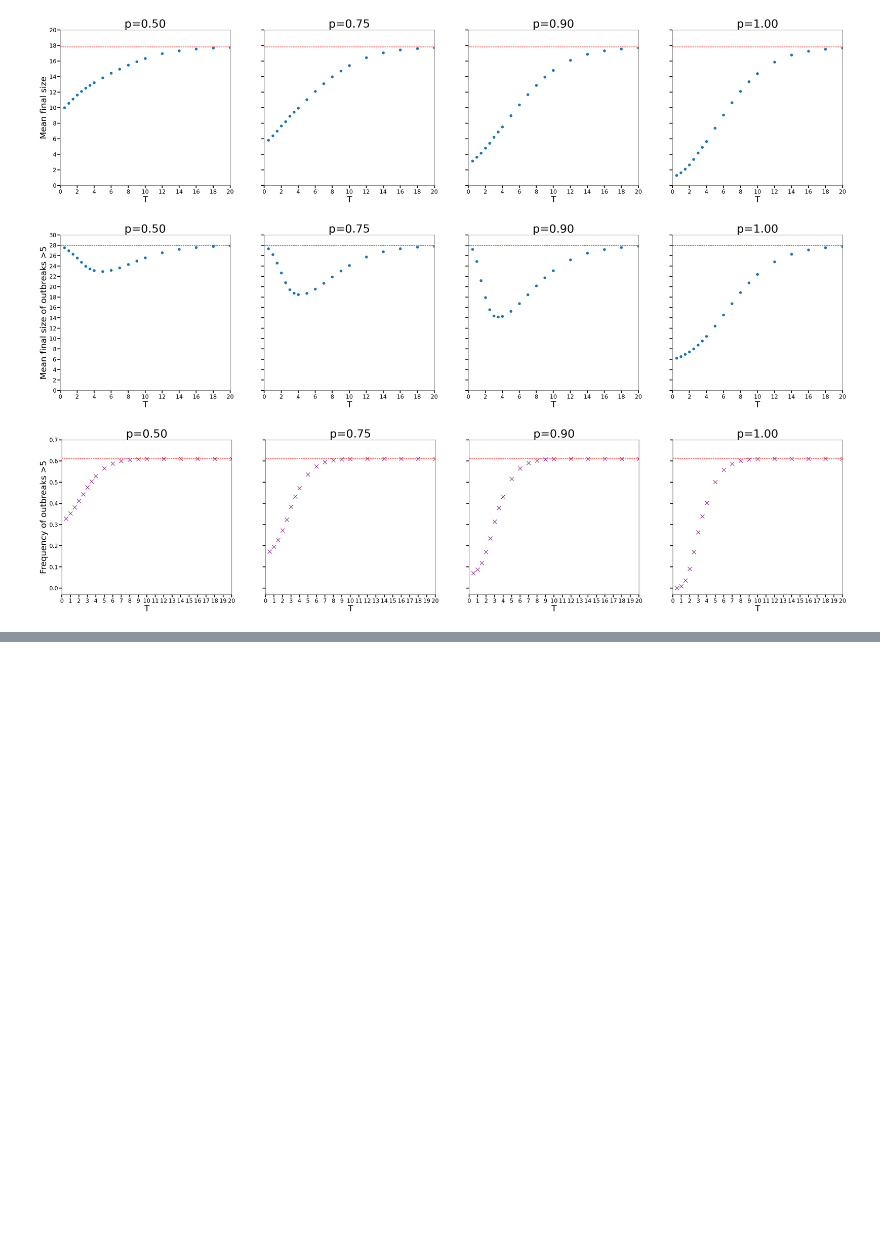
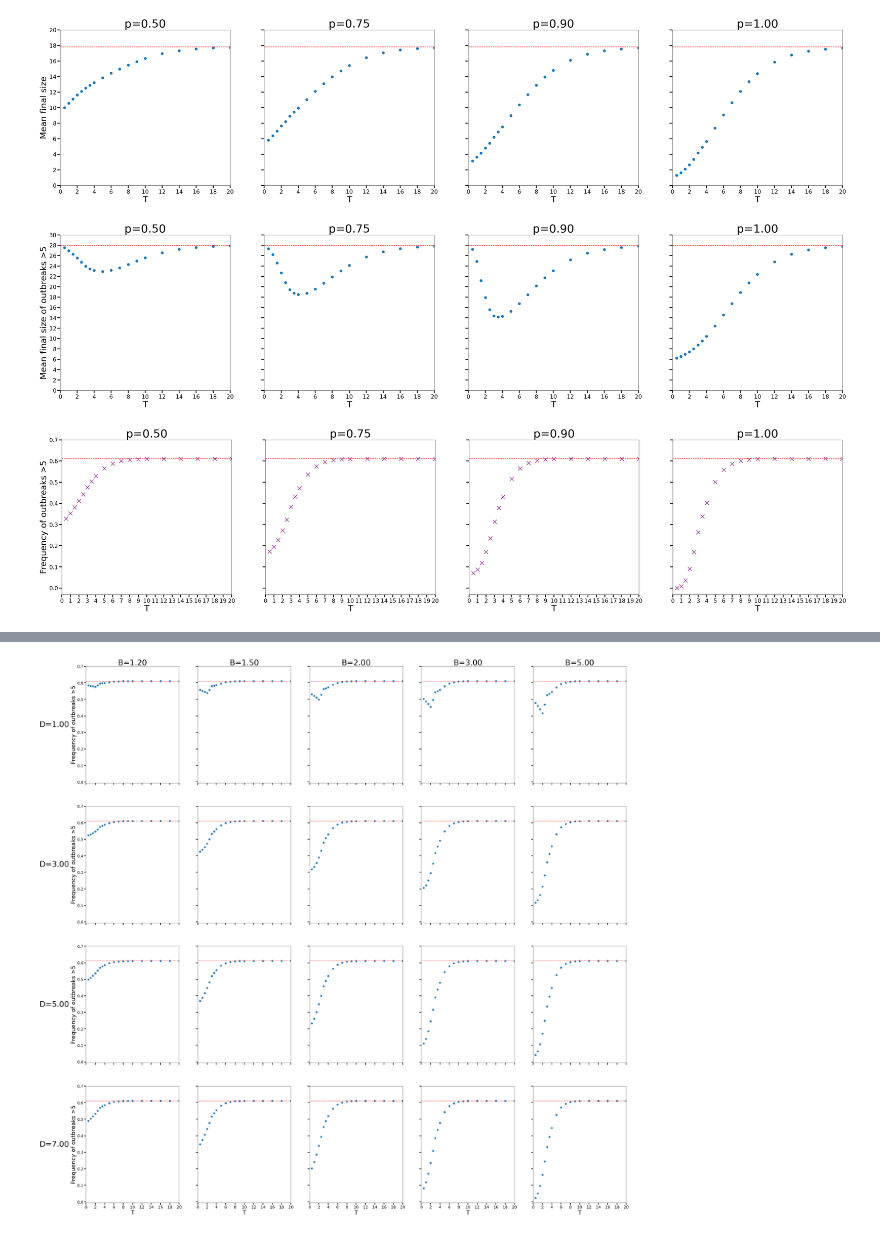
Before and after one commit to joebrooks6330/individual_stoch_sim, a Jupyter notebook: sandbox.ipynb, the cells around one changed output, grey strips where cells are left out. Saved outputs shown, nothing was run; the diff lists cells and outputs as text; code cells hidden in the pictures; blank space fills up the shorter version.

```diff
--- a/sandbox.ipynb
+++ b/sandbox.ipynb
@@ -249,0 +376,36 @@ fig.savefig("outputs\\large_outbreak_frequency.png")
+# %%
+fig, axs = plt.subplots(len(D_values),len(B_values), figsize = (50,50), sharex = True, sharey = True)
+fig.suptitle('')
+pad=5
+
+j = 0
+for D in D_values:
+
+    i = 0
+    axs[j][i].annotate("D=" + format(D,".2f"), fontsize = 40, xy=(0, 0.5), xytext=(-axs[j][i].yaxis.labelpad - pad, 0),
+                xycoords=axs[j][i].yaxis.label, textcoords='offset points', ha='right', va='center')
+    axs[j][i].set_ylabel("Frequency of outbreaks >5",fontsize = 30)
+
+    for B in B_values:
+        if j ==0:
+            axs[j][i].set_title("B=" + format(B,".2f"), fontsize = 40)
+        if j==len(D_values)-1:
+            axs[j][i].set_xlabel("T",fontsize = 30)
+
+        axs[j][i].scatter(times,prob_large_reduction[D][B].values(),s=80)
+        axs[j][i].axhline(list(prob_large_pulse[0].values())[0], c = "r", linestyle = "--")
+
+        axs[j][i].set_xlim(0,20)
+        axs[j][i].set_xticks(np.linspace(0,20,11))
+        axs[j][i].set_xticklabels([format(x,".0f") for x in np.linspace(0,20,11)],fontsize = 20)
+        axs[j][i].set_yticks(np.linspace(0,0.7,8))
+        axs[j][i].set_yticklabels([format(x,".1f") for x in np.linspace(0,0.7,8)],fontsize = 20)
+        axs[j][i].tick_params(axis= "both", width = 3, size =10)
+
+        i+=1
+    j+=1
+
+
+fig.savefig("outputs\\reduction_large_outbreak_frequency.png")
+# %% [output]
+[figure, added]
```
Also changed, not shown: parts of 18 cells of this notebook, 2 other files.
